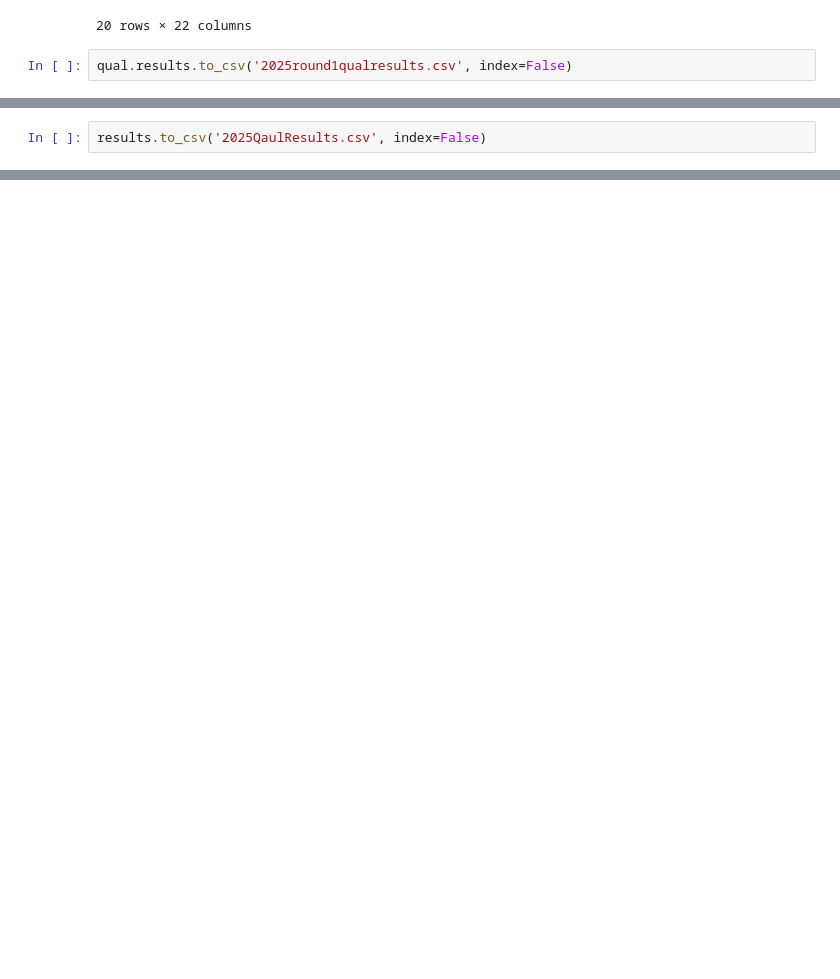
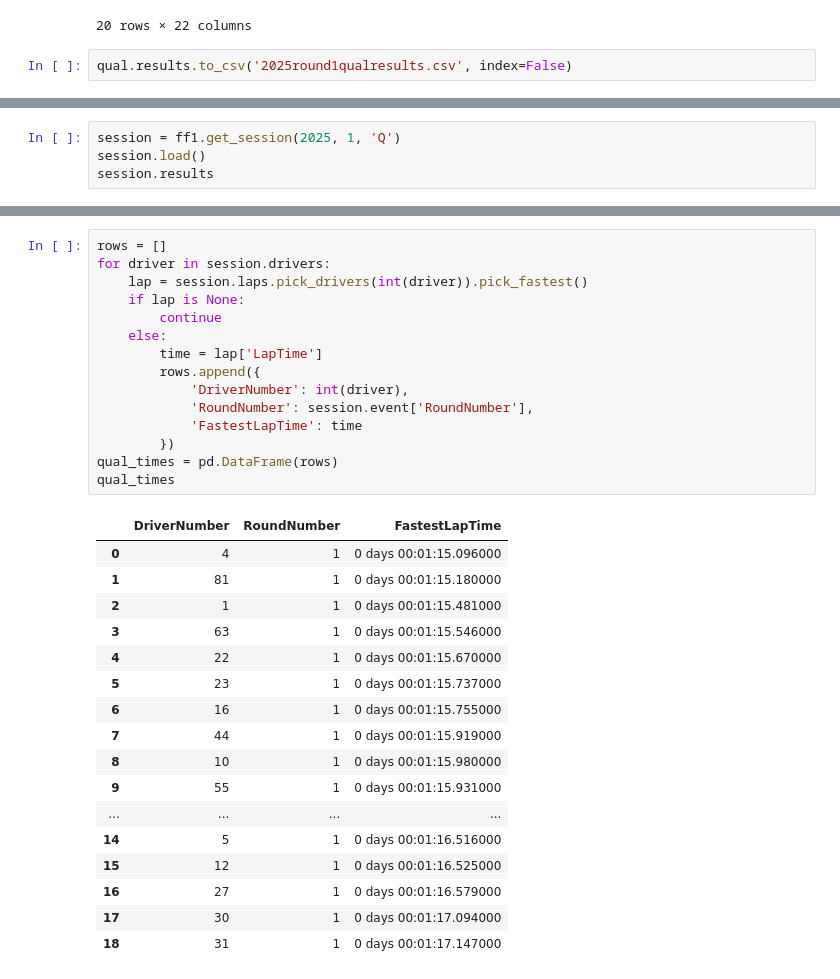
Before and after one commit to jifor/F1-Prediction-Project, a Jupyter notebook: data_testing.ipynb, the cells around one changed output, grey strips where cells are left out. Cells and saved outputs as stored; diff of their text form; blank space fills up the shorter version.

Commit message:
Added qualifying times

```diff
--- a/data_testing.ipynb
+++ b/data_testing.ipynb
@@ -365,2 +387,4 @@ ValueError: Per-column arrays must each be 1-dimensional
 # %%
-results.to_csv('2025QaulResults.csv', index=False)
+session = ff1.get_session(2025, 1, 'Q')
+session.load()
+session.results
@@ -366,0 +424,33 @@ results.to_csv('2025QaulResults.csv', index=False)
+# %%
+rows = []
+for driver in session.drivers:
+    lap = session.laps.pick_drivers(int(driver)).pick_fastest()
+    if lap is None:
+        continue
+    else:
+        time = lap['LapTime']
+        rows.append({
+            'DriverNumber': int(driver),
+            'RoundNumber': session.event['RoundNumber'],
+            'FastestLapTime': time
+        })
+qual_times = pd.DataFrame(rows)
+qual_times
+# %% [output]
+|  | DriverNumber | RoundNumber | FastestLapTime |
+| 0 | 4 | 1 | 0 days 00:01:15.096000 |
+| 1 | 81 | 1 | 0 days 00:01:15.180000 |
+| 2 | 1 | 1 | 0 days 00:01:15.481000 |
+| 3 | 63 | 1 | 0 days 00:01:15.546000 |
+| 4 | 22 | 1 | 0 days 00:01:15.670000 |
+| 5 | 23 | 1 | 0 days 00:01:15.737000 |
+| 6 | 16 | 1 | 0 days 00:01:15.755000 |
+| 7 | 44 | 1 | 0 days 00:01:15.919000 |
+| 8 | 10 | 1 | 0 days 00:01:15.980000 |
+| 9 | 55 | 1 | 0 days 00:01:15.931000 |
+| ... | ... | ... | ... |
+| 14 | 5 | 1 | 0 days 00:01:16.516000 |
+| 15 | 12 | 1 | 0 days 00:01:16.525000 |
+| 16 | 27 | 1 | 0 days 00:01:16.579000 |
+| 17 | 30 | 1 | 0 days 00:01:17.094000 |
+| 18 | 31 | 1 | 0 days 00:01:17.147000 |
```
Also changed, not shown: parts of 5 cells of this notebook, 4 other files.
